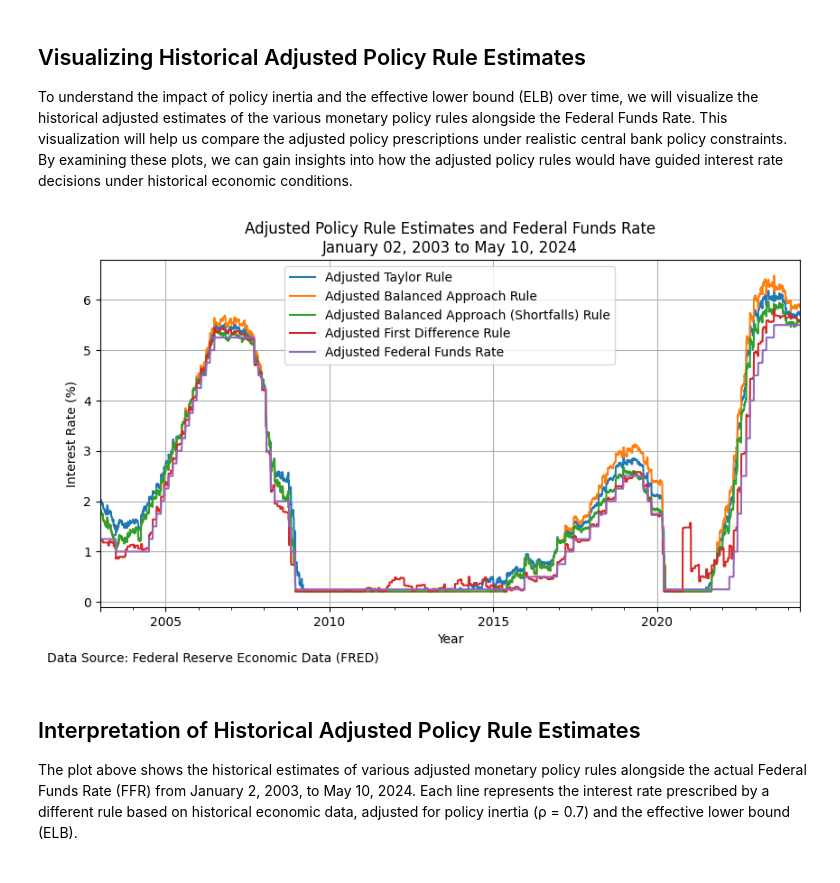
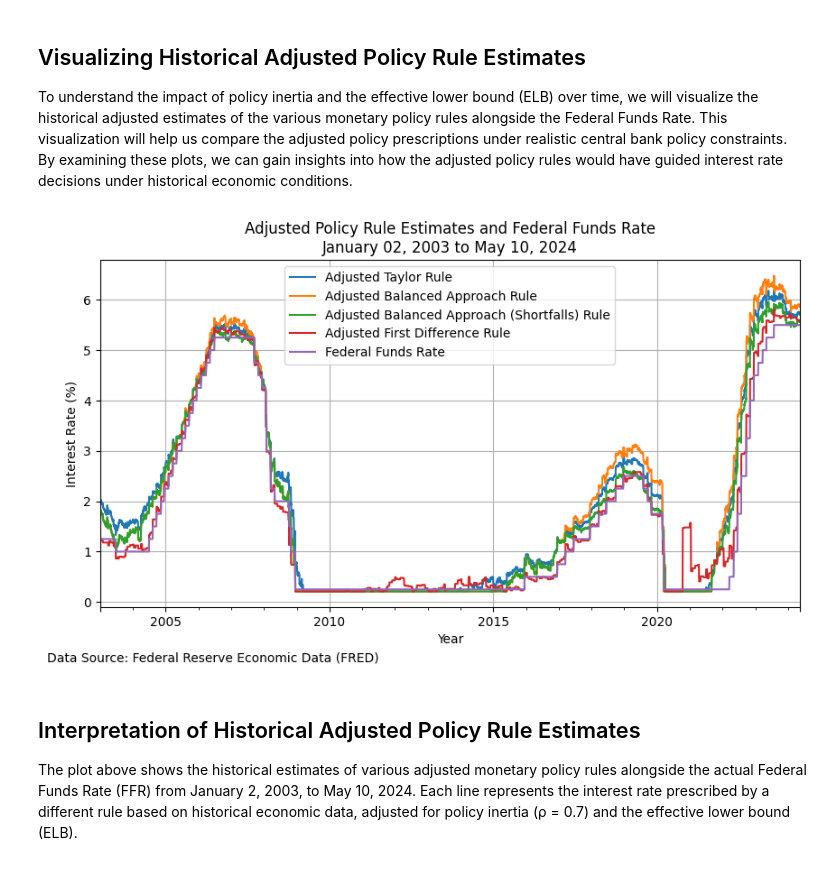
Before and after one commit to nathanramoscfa/pyeconomics, a Jupyter notebook: examples/monetary_policy_rules/monetary_policy_rules.ipynb, the cells around one changed output. Drawn from its saved outputs; the diff is of its cells as text; code cells hidden in the pictures.

```diff
--- a/examples/monetary_policy_rules/monetary_policy_rules.ipynb
+++ b/examples/monetary_policy_rules/monetary_policy_rules.ipynb
@@ -504,35 +505,35 @@ date_range = f"{start_date.strftime('%B %d, %Y')} to {end_date.strftime('%B %d,
 
 # Plotting Adjusted Policy Rules and the Federal Funds Rate
 adj_historical_rates[[
     'AdjustedTaylorRule',
     'AdjustedBalancedApproachRule',
     'AdjustedBalancedApproachShortfallsRule',
     'AdjustedFirstDifferenceRule',
     'FedRate'
 ]].dropna().plot(
     figsize=(10, 5),  # Specifies the figure size
     grid=True  # Enables grid lines for better readability
 )
 
 plt.title(f'Adjusted Policy Rule Estimates '
           f'and Federal Funds Rate\n{date_range}')
 
 plt.xlabel('Year')
 plt.ylabel('Interest Rate (%)')
 plt.legend([
     'Adjusted Taylor Rule',
     'Adjusted Balanced Approach Rule',
     'Adjusted Balanced Approach (Shortfalls) Rule',
     'Adjusted First Difference Rule',
-    'Adjusted Federal Funds Rate'])
+    'Federal Funds Rate'])
 plt.figtext(
     x=0.25,
     y=-0.01,
     s="Data Source: Federal Reserve Economic Data (FRED)",
     ha="center")
 plt.show()  # Display the plot
 # %% [output]
-[figure, old version]
+[figure, new version]
 # %% [markdown]
 ## Interpretation of Historical Adjusted Policy Rule Estimates
 
```
Also changed, not shown: parts of 1 cell of this notebook.
